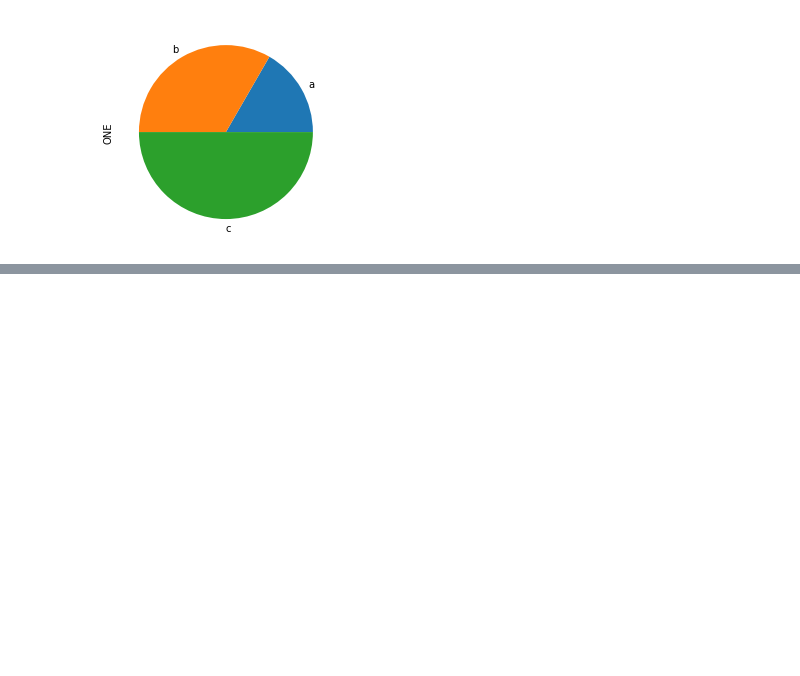
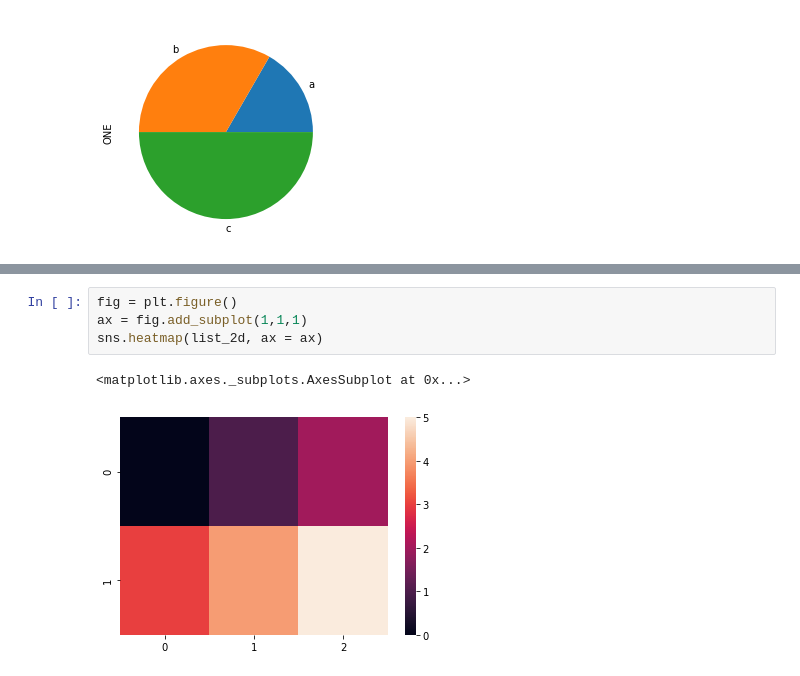
Before and after one commit to anko191/Python_Kaggle, a Jupyter notebook: pandas/pandas_showgraph.ipynb, the cells around one changed output, grey strips where cells are left out. Drawn from its saved outputs; the diff is of its cells as text; blank space fills up the shorter version.

```diff
--- a/pandas/pandas_showgraph.ipynb
+++ b/pandas/pandas_showgraph.ipynb
@@ -294,0 +354,7 @@ df_pie['ONE'].plot.pie()
+# %%
+fig = plt.figure()
+ax = fig.add_subplot(1,1,1)
+sns.heatmap(list_2d, ax = ax)
+# %% [output]
+<matplotlib.axes._subplots.AxesSubplot at 0x...>
+[figure, added]
```
Also changed, not shown: parts of 63 cells of this notebook.
